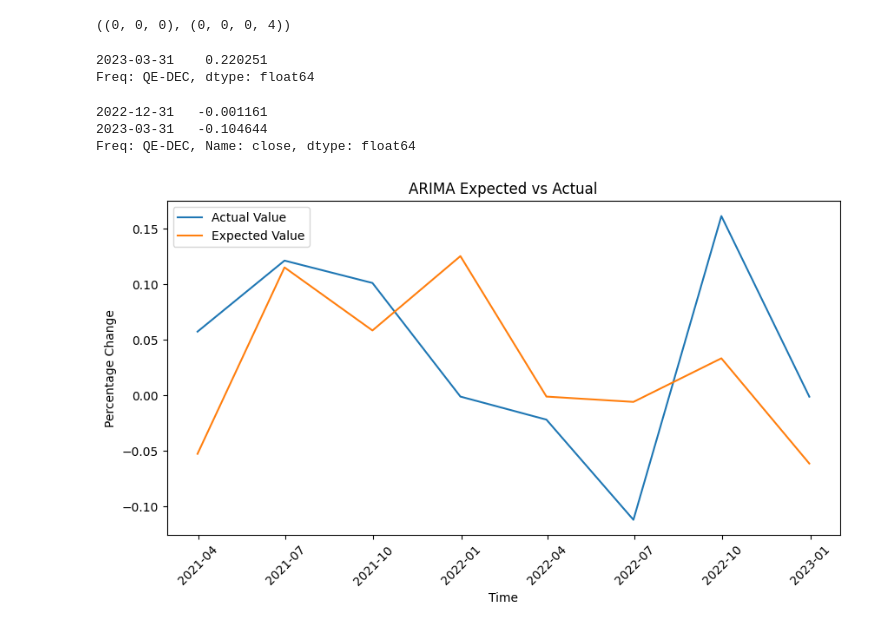
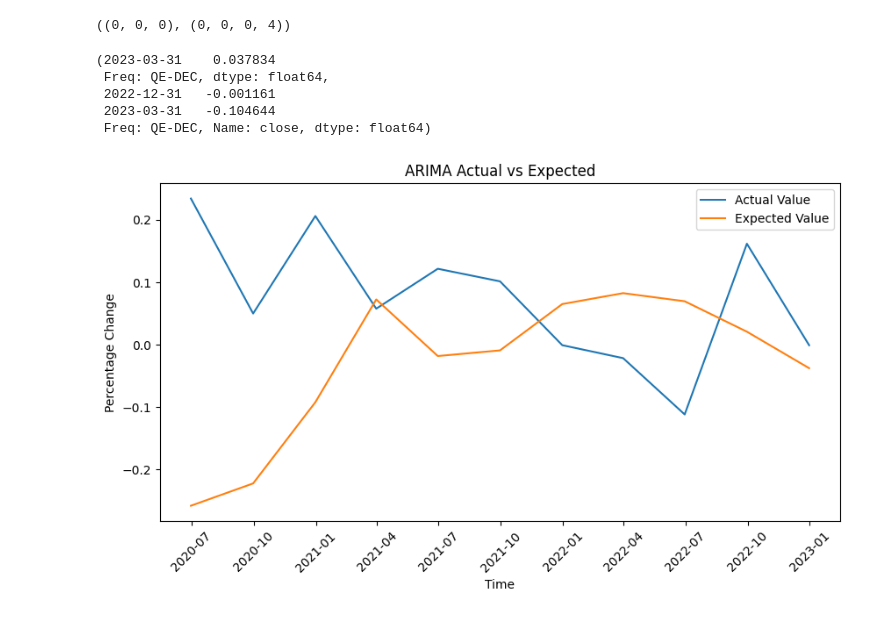
Before and after one commit to pagar22/laxmi-chit-fund, a Jupyter notebook: notebooks/kelly.ipynb, the cells around one changed output. Saved outputs shown, nothing was run; the diff lists cells and outputs as text; code cells hidden in the pictures.

```diff
--- a/notebooks/kelly.ipynb
+++ b/notebooks/kelly.ipynb
@@ -307,19 +307,16 @@ def get_expected_value(candles: list):
     expected_value = model_fit.forecast()
     return expected_value[0]
 # %%
-model = ARIMA(returns_train, order=(8, 1, 7))
+model = ARIMA(returns_train, order=best_order)
 model_fit = model.fit()
 forecast = model_fit.forecast(1, alpha=0.05)
-forecast
+forecast, returns_test
 # %% [output]
-2023-03-31    0.220251
-Freq: QE-DEC, dtype: float64
+(2023-03-31    0.037834
+ Freq: QE-DEC, dtype: float64,
+ 2022-12-31   -0.001161
+ 2023-03-31   -0.104644
+ Freq: QE-DEC, Name: close, dtype: float64)
-# %%
-returns_test
-# %% [output]
-2022-12-31   -0.001161
-2023-03-31   -0.104644
-Freq: QE-DEC, Name: close, dtype: float64
 # %%
 temp = returns_train.values
 train_split = int(0.6 * len(temp))
@@ -332,13 +329,13 @@ for r in test:
     histotical_returns.append(r)
 # %%
 plt.figure(figsize=(10, 5))
-plt.title("ARIMA Expected vs Actual")
+plt.title("ARIMA Actual vs Expected")
 plt.xlabel("Time")
 plt.ylabel("Percentage Change")
 plt.xticks(rotation=45)
 plt.plot(returns_train.iloc[train_split:].index, test, label="Actual Value")
 plt.plot(returns_train.iloc[train_split:].index, expected_values, label="Expected Value")
 plt.legend()
 plt.show()
 # %% [output]
-[figure, old version]
+[figure, new version]
```
Also changed, not shown: parts of 6 cells of this notebook, 7 other files.
